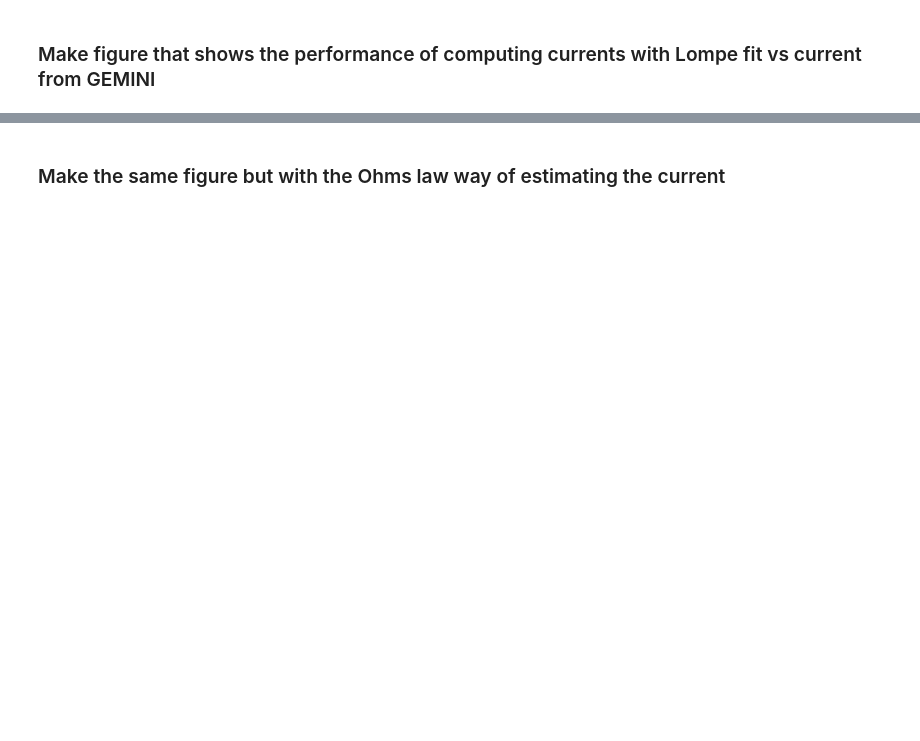
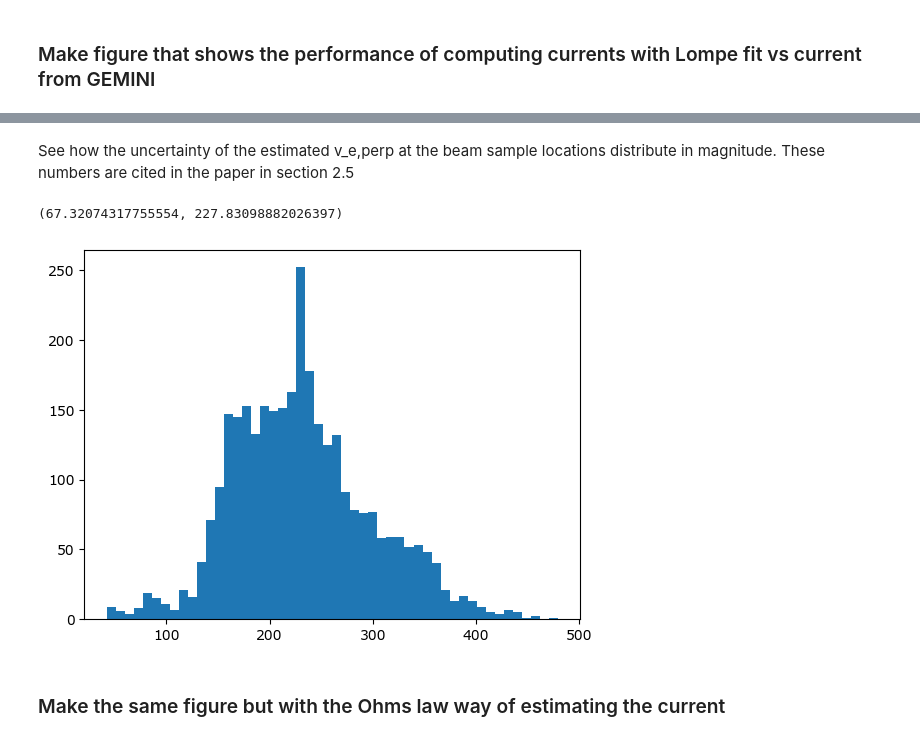
Before and after one commit to jpreistad/e3dsecs, a Jupyter notebook: paper/02_lompefit.ipynb, the cells around one changed output, grey strips where cells are left out. Saved outputs shown, nothing was run; the diff lists cells and outputs as text; code cells hidden in the pictures; blank space fills up the shorter version.

```diff
--- a/paper/02_lompefit.ipynb
+++ b/paper/02_lompefit.ipynb
@@ -220,3 +222,12 @@ if savefigs:
+# %% [markdown]
+See how the uncertainty of the estimated v_e,perp at the beam sample locations distribute in magnitude. These numbers are cited in the paper in section 2.5
+# %%
+c=1 # Which spatial E, N, U component to look at
+plt.hist(np.sqrt(dat.cov_ve[c,c,:]), bins=50)
+np.std(np.sqrt(dat.cov_ve[c,c,:])), np.median(np.sqrt(dat.cov_ve[c,c,:]))
+# %% [output]
+(67.32074317755554, 227.83098882026397)
+[figure, added]
 # %% [markdown]
 ### Make the same figure but with the Ohms law way of estimating the current
 # %%
```
Also changed, not shown: parts of 10 cells of this notebook, 18 other files.
